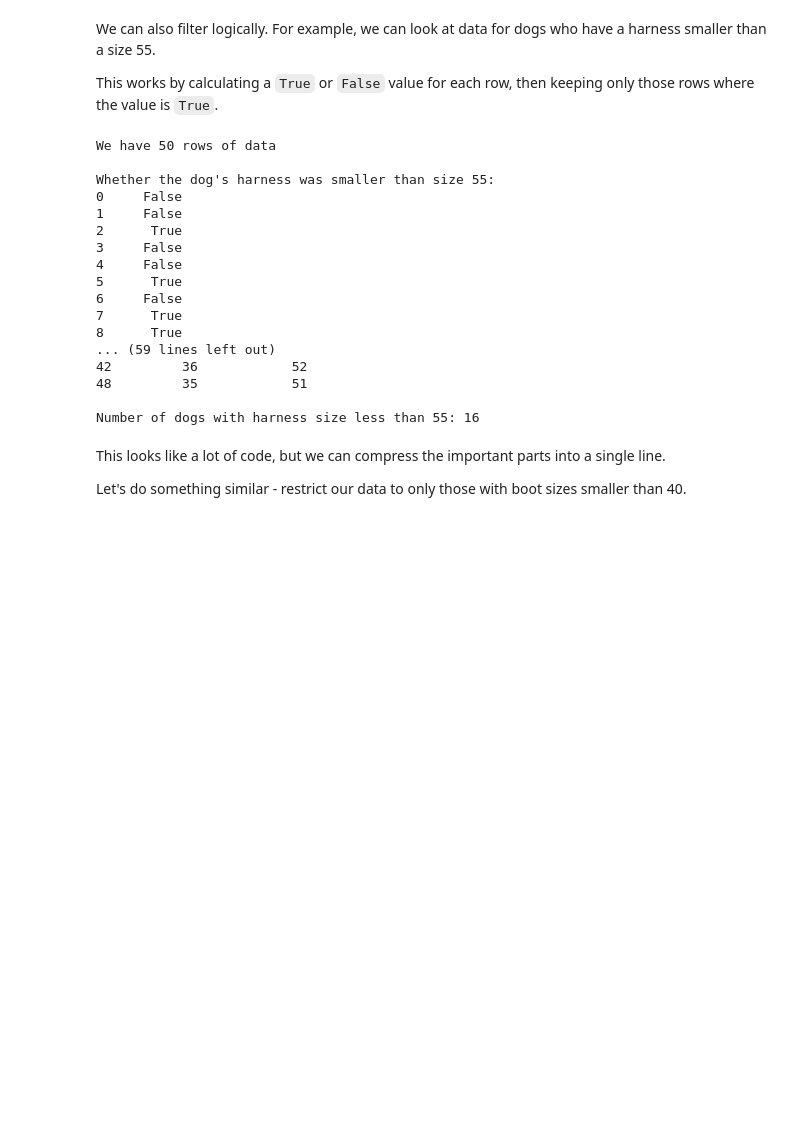
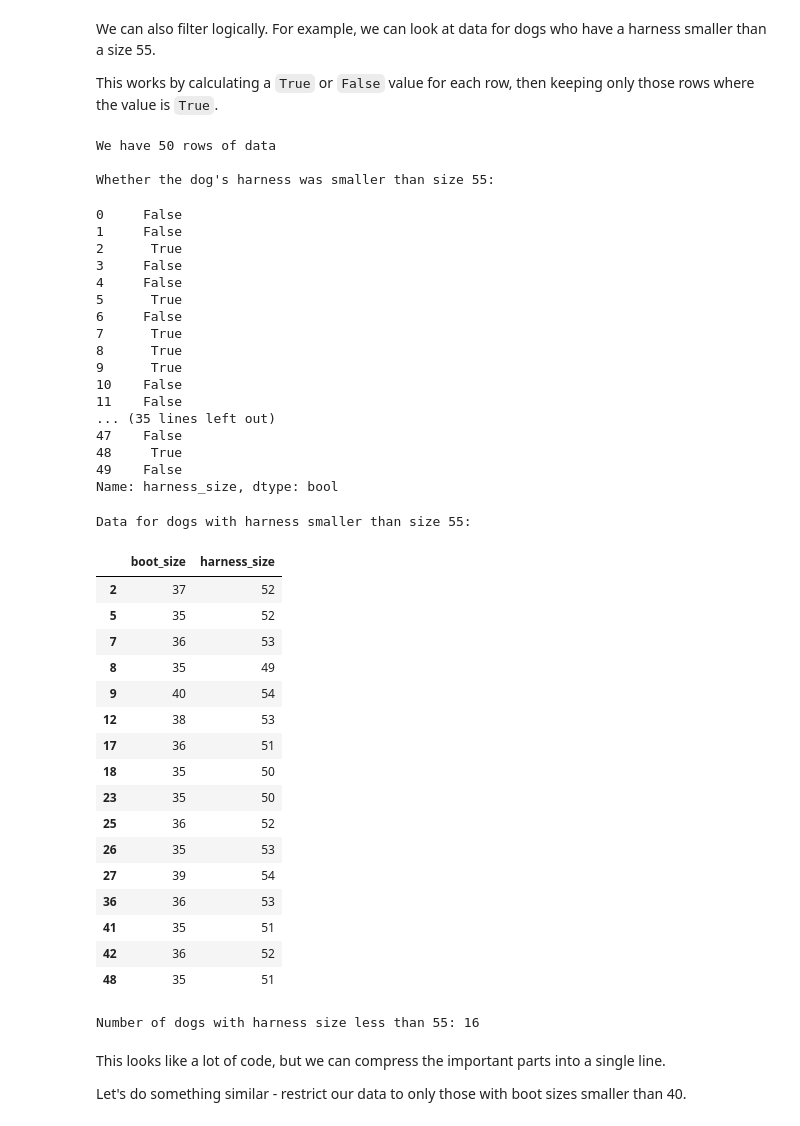
Before and after one commit to iliyaML/ms-machine-learning, a Jupyter notebook: regression/0a5_Datasets_in_Python.ipynb, the cells around one changed output. Saved outputs shown, nothing was run; the diff lists cells and outputs as text; code cells hidden in the pictures; blank space fills up the shorter version.

```diff
--- a/regression/0a5_Datasets_in_Python.ipynb
+++ b/regression/0a5_Datasets_in_Python.ipynb
@@ -36,11 +36,11 @@ import plotly.express as px
 # warnings.warn = warn
 # %%
 # Read the text file containing data using pandas
-dataset = pandas.read_csv('data/doggy-boot-harness.csv')
+data_df = pandas.read_csv('data/doggy-boot-harness.csv')
 
 # Print the data
 # Because there are a lot of data, use head() to only print the first few rows
-dataset.head()
+data_df.head()
 # %% [output]
 |  | boot_size | harness_size | sex | age_years |
 | 0 | 39 | 58 | male | 12.0 |
@@ -127,40 +129,62 @@ We can also filter logically. For example, we can look at data for dogs who have
 This works by calculating a `True` or `False` value for each row, then keeping only those rows where the value is `True`.
 # %%
 # Print how many rows of data we have
-print(f"We have {len(dataset)} rows of data")
+print(f"We have {len(data_df)} rows of data")
 
 # Determine whether each avalanche dog's harness size is < 55
 # This creates a True or False value for each row where True means
 # they are smaller than 55
-is_small = dataset.harness_size < 55
+is_small = data_df.harness_size < 55
 print("\nWhether the dog's harness was smaller than size 55:")
-print(is_small)
+display(is_small)
 
 # Now apply this 'mask' to our data to keep the smaller dogs
-data_from_small_dogs = dataset[is_small]
+data_from_small_dogs = data_df[is_small]
 print("\nData for dogs with harness smaller than size 55:")
-print(data_from_small_dogs)
+display(data_from_small_dogs)
 
 # Print the number of small dogs
 print(f"\nNumber of dogs with harness size less than 55: {len(data_from_small_dogs)}")
 # %% [output]
 We have 50 rows of data
 
 Whether the dog's harness was smaller than size 55:
-0     False
-1     False
-2      True
-3     False
-4     False
-5      True
-6     False
-7      True
-8      True
-... (59 lines left out)
-42         36            52
-48         35            51
-
-Number of dogs with harness size less than 55: 16
+0     False
+1     False
+2      True
+3     False
+4     False
+5      True
+6     False
+7      True
+8      True
+9      True
+10    False
+11    False
+... (35 lines left out)
+47    False
+48     True
+49    False
+Name: harness_size, dtype: bool
+Data for dogs with harness smaller than size 55:
+|  | boot_size | harness_size |
+| 2 | 37 | 52 |
+| 5 | 35 | 52 |
+| 7 | 36 | 53 |
+| 8 | 35 | 49 |
+| 9 | 40 | 54 |
+| 12 | 38 | 53 |
+| 17 | 36 | 51 |
+| 18 | 35 | 50 |
+| 23 | 35 | 50 |
+| 25 | 36 | 52 |
+| 26 | 35 | 53 |
+| 27 | 39 | 54 |
+| 36 | 36 | 53 |
+| 41 | 35 | 51 |
+| 42 | 36 | 52 |
+| 48 | 35 | 51 |
+Number of dogs with harness size less than 55: 16
 # %% [markdown]
 This looks like a lot of code, but we can compress the important parts into a single line.
 
```
Also changed, not shown: parts of 6 cells of this notebook, 2 other files.
